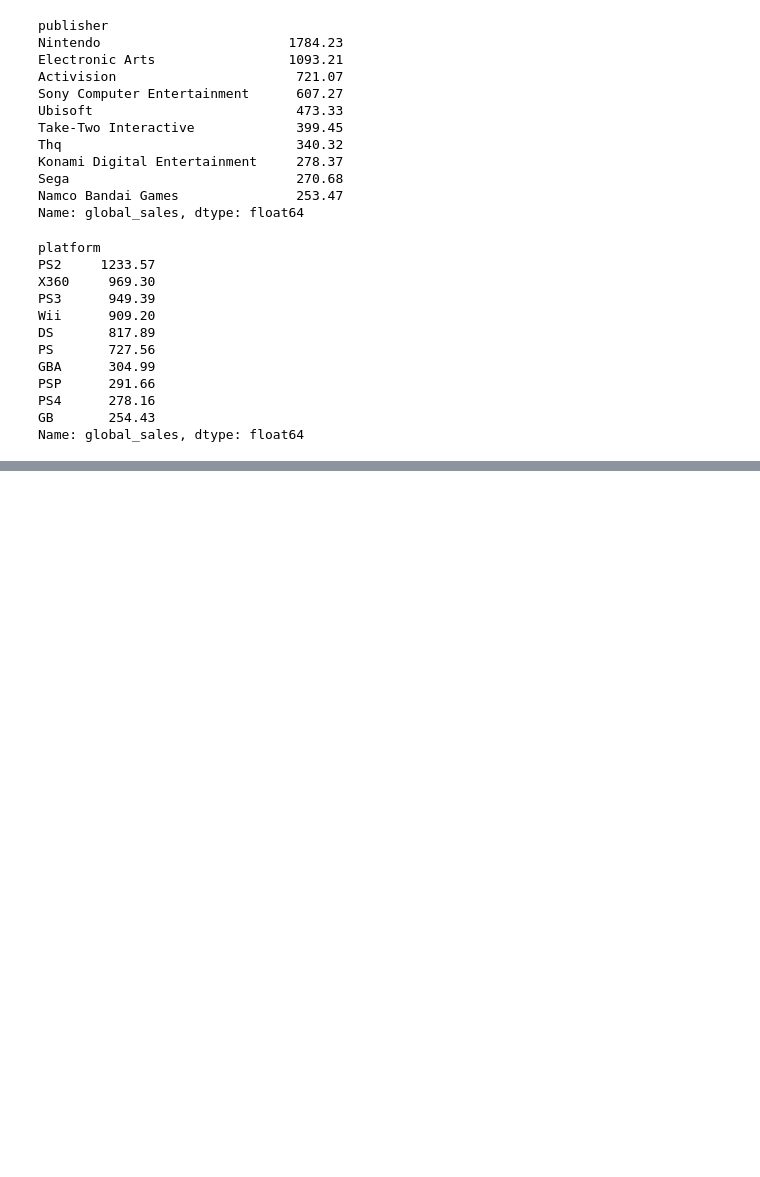
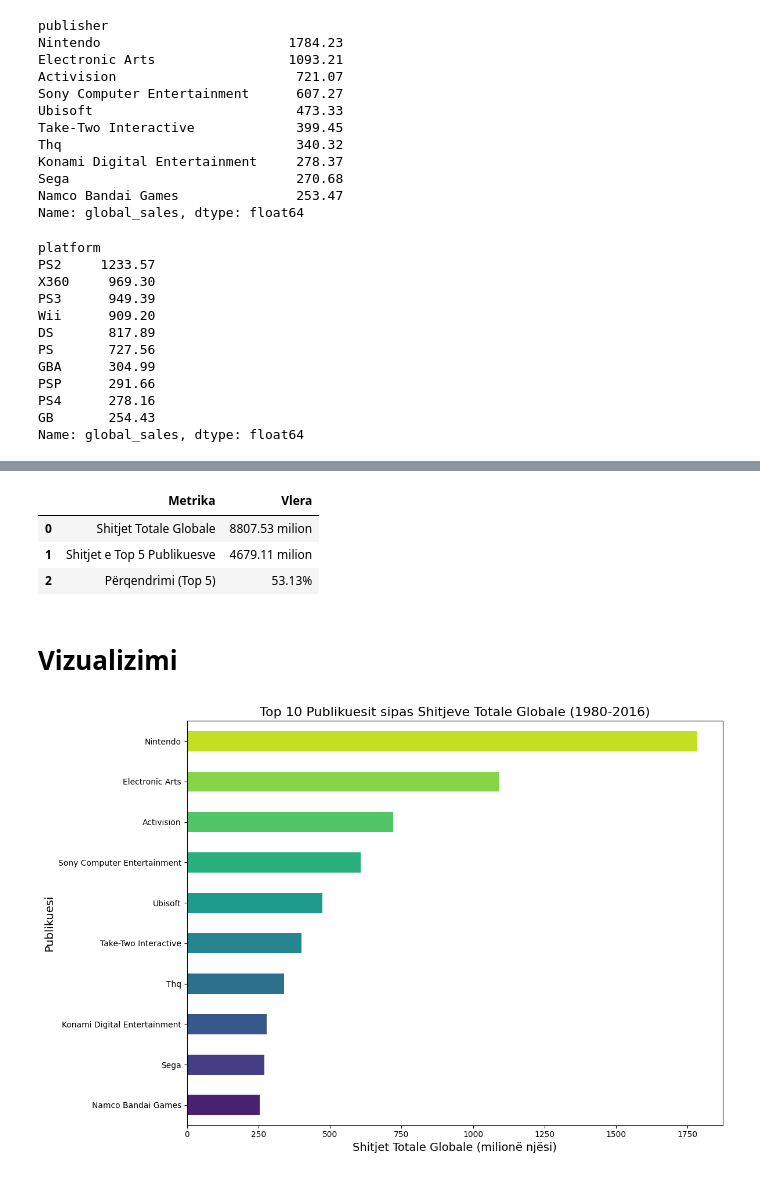
Before and after one commit to VocaDev/DataCleaningExercises, a Jupyter notebook: Video Games Sales/Visualizing.ipynb, the cells around one changed output, grey strips where cells are left out. Drawn from its saved outputs; the diff is of its cells as text; code cells hidden in the pictures; blank space fills up the shorter version.

```diff
--- a/Video Games Sales/Visualizing.ipynb
+++ b/Video Games Sales/Visualizing.ipynb
@@ -122,0 +199,44 @@ yearly_stats_sorted
+# %%
+# Përqendrimi i Tregut
+total_global_sales = df_analyze['global_sales'].sum()
+top5_publishers = df_analyze.groupby('publisher')['global_sales'].sum().sort_values(ascending=False).head(5).sum()
+concentration = (top5_publishers / total_global_sales) * 100
+
+df_market_concentration = pd.DataFrame({
+    'Metrika': [
+        'Shitjet Totale Globale',
+        'Shitjet e Top 5 Publikuesve',
+        'Përqendrimi (Top 5)'
+    ],
+    'Vlera': [
+        f"{total_global_sales:.2f} milion",
+        f"{top5_publishers:.2f} milion",
+        f"{concentration:.2f}%"
+    ]
+})
+
+df_market_concentration
+# %% [output]
+|  | Metrika | Vlera |
+| 0 | Shitjet Totale Globale | 8807.53 milion |
+| 1 | Shitjet e Top 5 Publikuesve | 4679.11 milion |
+| 2 | Përqendrimi (Top 5) | 53.13% |
+# %% [markdown]
+# Vizualizimi
+# %%
+# 1. Bar chart — Top 10 Publikuesit sipas Shitjeve Globale
+top_publishers = df.groupby('publisher')['global_sales'].sum().nlargest(10).sort_values(ascending=True)
+
+plt.figure(figsize=(12, 8))
+
+top_publishers.plot(kind='barh', color=sns.color_palette("viridis", 10))
+
+plt.title('Top 10 Publikuesit sipas Shitjeve Totale Globale (1980-2016)', fontsize=16)
+
+plt.xlabel('Shitjet Totale Globale (milionë njësi)', fontsize=14)
+plt.ylabel('Publikuesi', fontsize=14)
+
+plt.tight_layout()
+plt.show()
+# %% [output]
+[figure, added]
```
Also changed, not shown: parts of 12 cells of this notebook, 2 other files.
